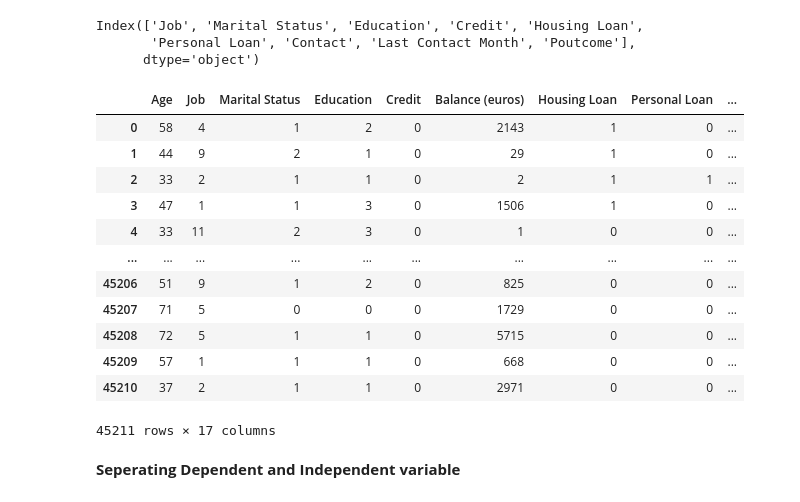
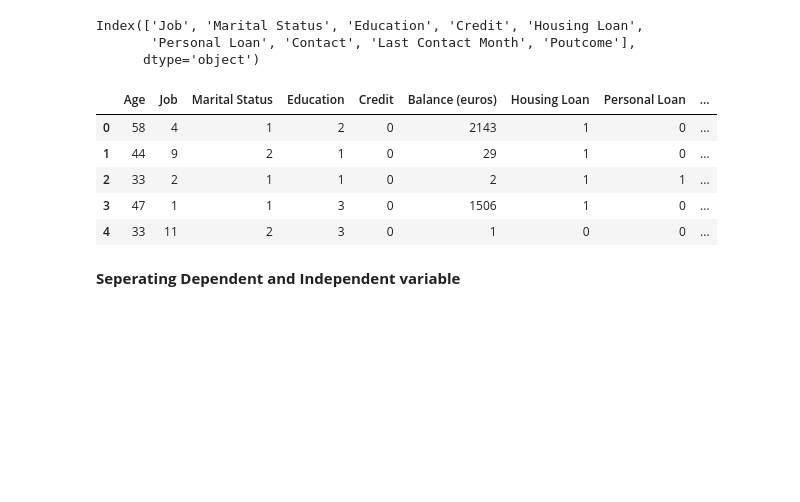
Before and after one commit to Inbarasan-Mani/Bank-Marketing-Prediction, a Jupyter notebook: Bank Marketing Prediction.ipynb, the cells around one changed output. Drawn from its saved outputs; the diff is of its cells as text; code cells hidden in the pictures; blank space fills up the shorter version.

```diff
--- a/Bank Marketing Prediction.ipynb
+++ b/Bank Marketing Prediction.ipynb
@@ -384,21 +385,14 @@ lb = LabelEncoder()
 for i in cat.columns:
     data[i] = lb.fit_transform(data[i])
 # %%
-data
+data.head()
 # %% [output]
 |  | Age | Job | Marital Status | Education | Credit | Balance (euros) | Housing Loan | Personal Loan | ... |
 | 0 | 58 | 4 | 1 | 2 | 0 | 2143 | 1 | 0 | ... |
 | 1 | 44 | 9 | 2 | 1 | 0 | 29 | 1 | 0 | ... |
 | 2 | 33 | 2 | 1 | 1 | 0 | 2 | 1 | 1 | ... |
 | 3 | 47 | 1 | 1 | 3 | 0 | 1506 | 1 | 0 | ... |
 | 4 | 33 | 11 | 2 | 3 | 0 | 1 | 0 | 0 | ... |
-| ... | ... | ... | ... | ... | ... | ... | ... | ... | ... |
-| 45206 | 51 | 9 | 1 | 2 | 0 | 825 | 0 | 0 | ... |
-| 45207 | 71 | 5 | 0 | 0 | 0 | 1729 | 0 | 0 | ... |
-| 45208 | 72 | 5 | 1 | 1 | 0 | 5715 | 0 | 0 | ... |
-| 45209 | 57 | 1 | 1 | 1 | 0 | 668 | 0 | 0 | ... |
-| 45210 | 37 | 2 | 1 | 1 | 0 | 2971 | 0 | 0 | ... |
-45211 rows × 17 columns
 # %% [markdown]
 **Seperating Dependent and Independent variable**
 # %%
```
Also changed, not shown: parts of 45 cells of this notebook.
